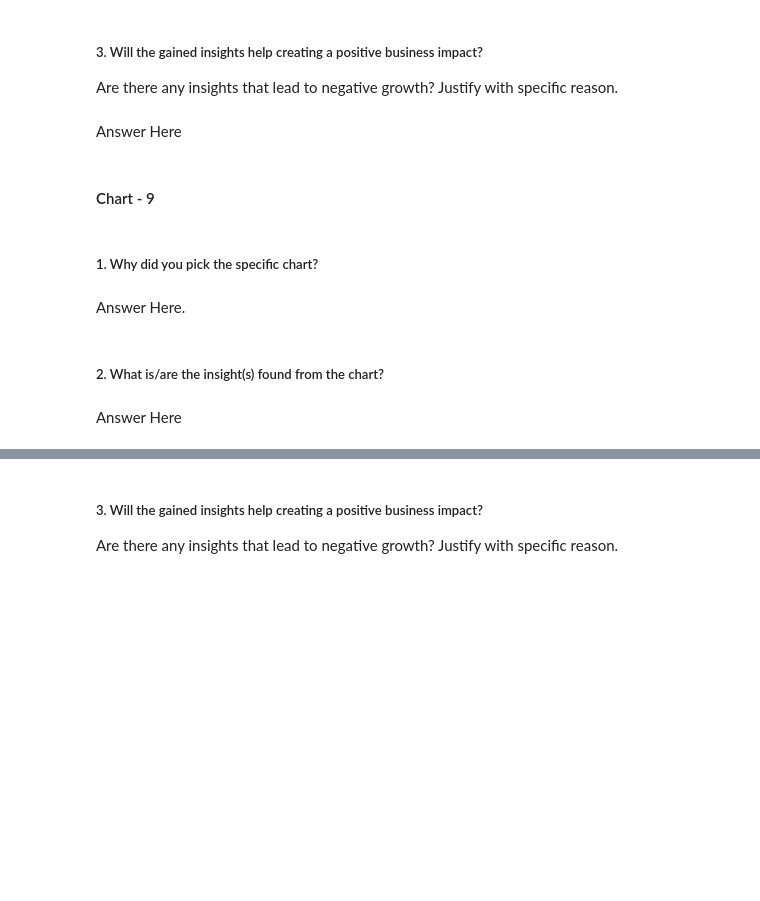
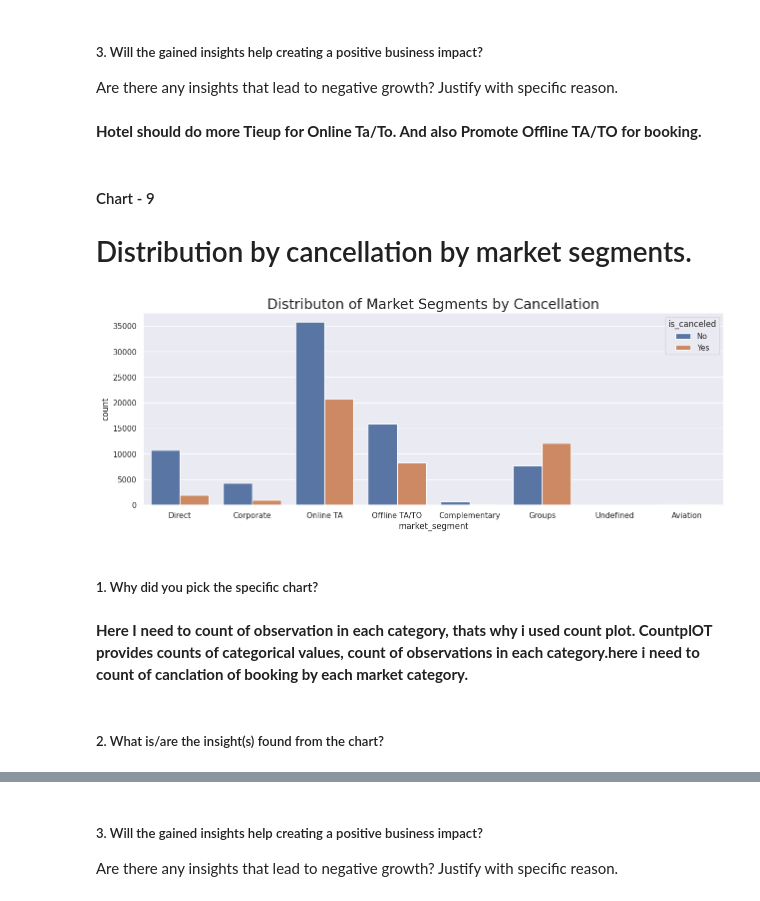
Before and after one commit to 24deepak/Hotel-Booking-System, a Jupyter notebook: Hotel Booking System....ipynb, the cells around one changed output, grey strips where cells are left out. Cells and saved outputs as stored; diff of their text form; code cells hidden in the pictures; blank space fills up the shorter version.

```diff
--- a/Hotel Booking System....ipynb
+++ b/Hotel Booking System....ipynb
@@ -912,7 +913,9 @@ Answer Here
 # %% [markdown]
 ##### 3. Will the gained insights help creating a positive business impact?
 Are there any insights that lead to negative growth? Justify with specific reason.
-# %% [markdown]
-Answer Here
+# %% [markdown]
+**Hotel should do more Tieup for Online Ta/To. And also Promote Offline TA/TO
+for booking.**
 # %% [markdown]
 #### Chart - 9
+# Distribution by cancellation by market segments.
@@ -921,8 +922,14 @@ Answer Here
+# %%
+hotel_ready_df['is_canceled'] = hotel_ready_df['is_canceled'].replace(0,'No')
+hotel_ready_df['is_canceled'] = hotel_ready_df['is_canceled'].replace(1,'Yes')
+plt.figure(figsize = (15,5))
+plt.title("Distributon of Market Segments by Cancellation", fontdict = {'fontsize':20})
+ax = sns.countplot(x = "market_segment", hue = 'is_canceled', data = hotel_ready_df)
+# %% [output]
+[figure, added]
 # %% [markdown]
 ##### 1. Why did you pick the specific chart?
-# %% [markdown]
-Answer Here.
+# %% [markdown]
+**Here I need to count of observation in each category, thats why i used count plot. CountplOT provides counts of categorical values, count of observations in each category.here i need to count of canclation of booking by each market category.**
 # %% [markdown]
 ##### 2. What is/are the insight(s) found from the chart?
-# %% [markdown]
-Answer Here
```
Also changed, not shown: parts of 53 cells of this notebook.
